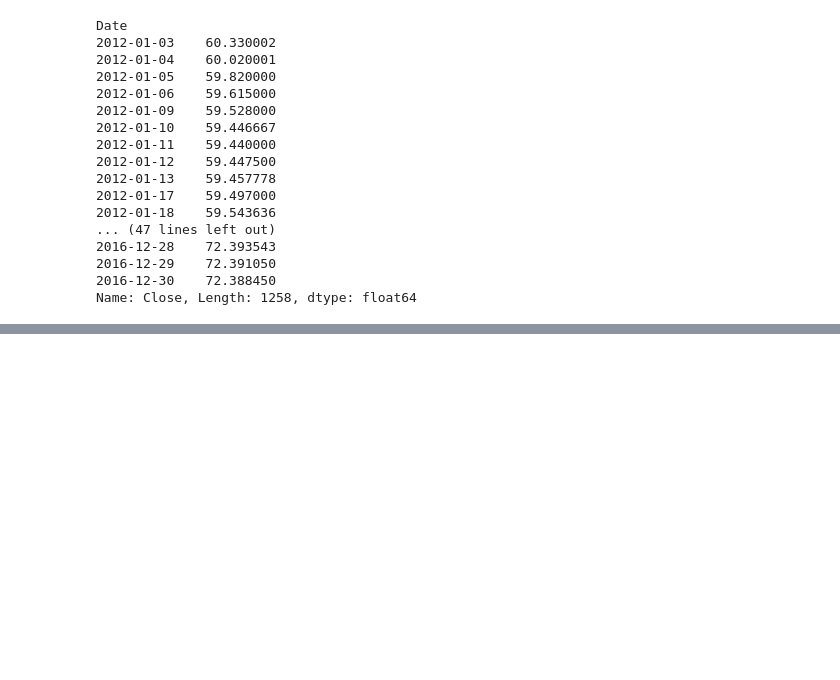
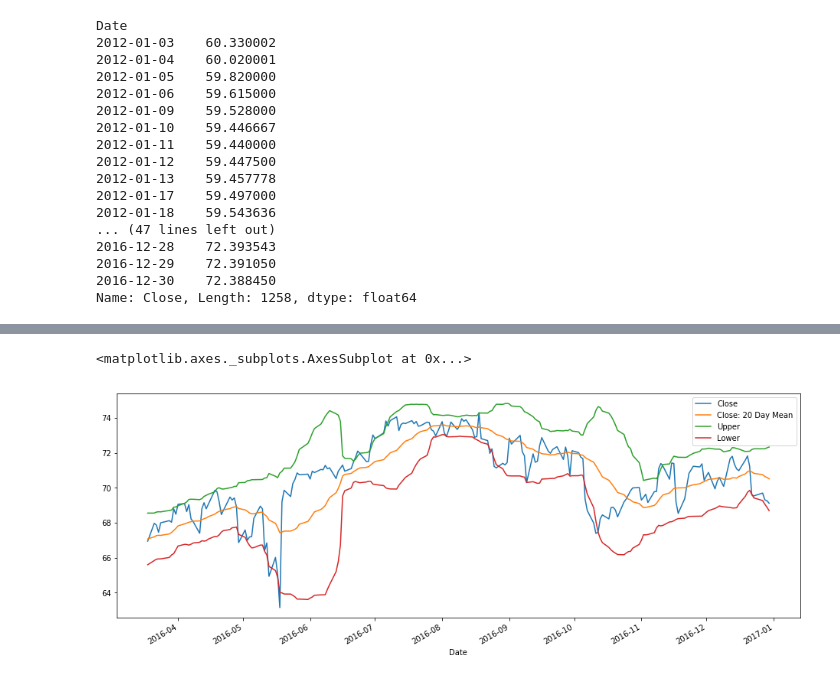
Before and after one commit to tonytang0114/PythonForFinanceAnalysisUdemy, a Jupyter notebook: Time Shift.ipynb, the cells around one changed output, grey strips where cells are left out. Cells and saved outputs as stored; diff of their text form; code cells hidden in the pictures; blank space fills up the shorter version.

```diff
--- a/Time Shift.ipynb
+++ b/Time Shift.ipynb
@@ -131,0 +137,12 @@ Name: Close, Length: 1258, dtype: float64
+# %%
+# Close 20 MA
+df['Close: 20 Day Mean'] = df['Close'].rolling(20).mean()
+# Upper = 20MA + 2*std(20)
+df['Upper'] = df['Close: 20 Day Mean'] + 2 * (df['Close'].rolling(20).std())
+# Lower = 20MA - 2*std(20)
+df['Lower'] = df['Close: 20 Day Mean'] - 2 * (df['Close'].rolling(20).std())
+# Close
+df[['Close','Close: 20 Day Mean', 'Upper', 'Lower']].tail(200).plot(figsize=(16,6))
+# %% [output]
+<matplotlib.axes._subplots.AxesSubplot at 0x...>
+[figure, added]
```
Also changed, not shown: parts of 3 cells of this notebook, 1 other file.
